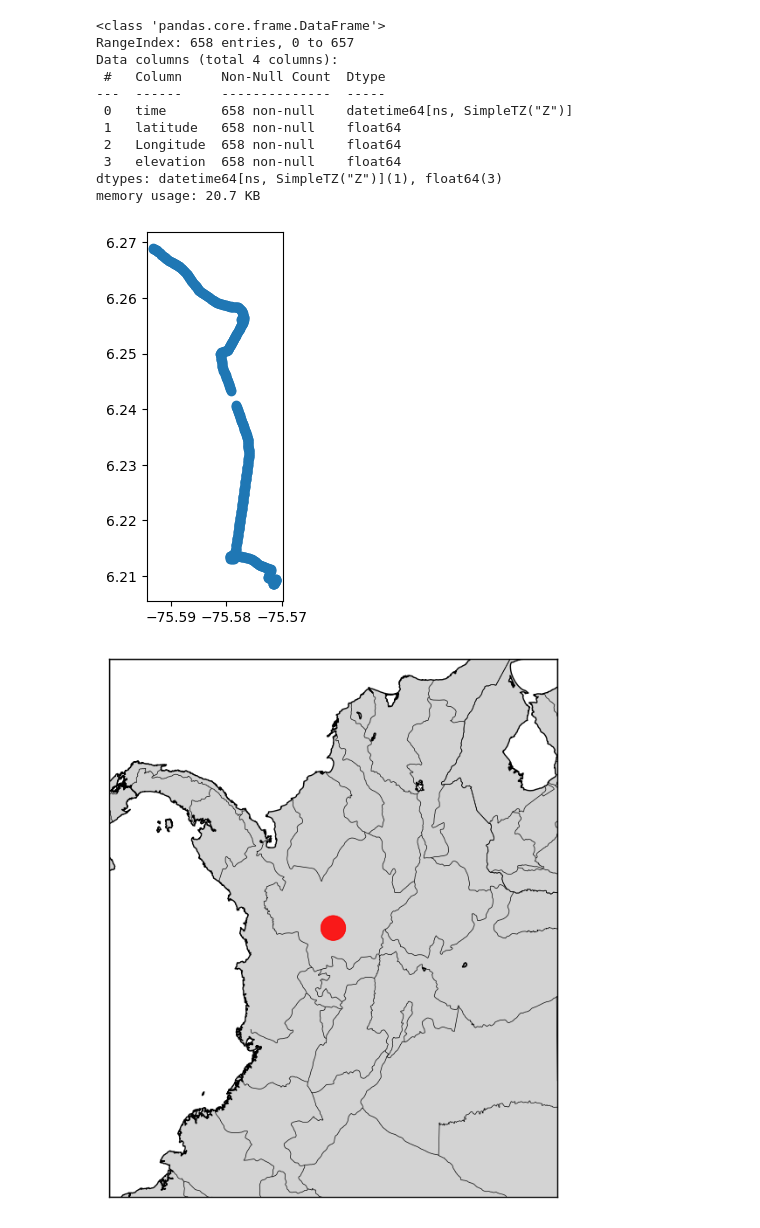
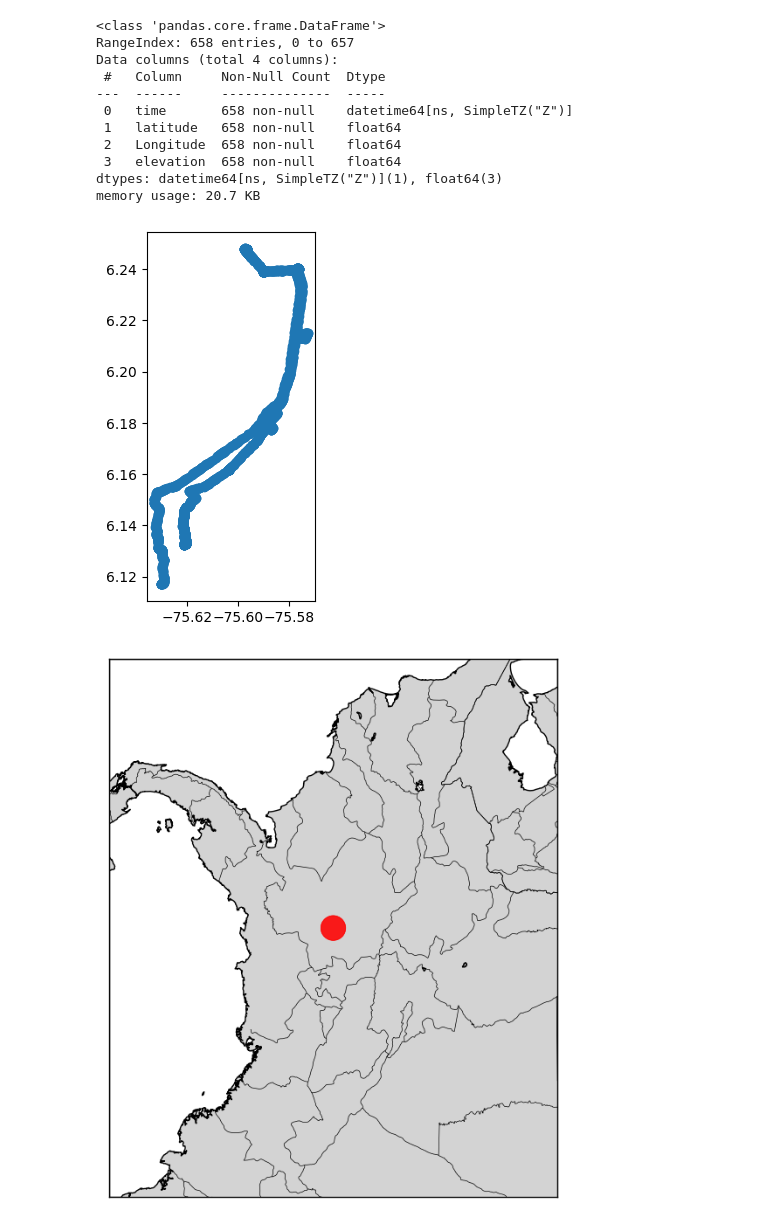
Before and after one commit to d3im3r/ciencia-datos-final-DDS, a Jupyter notebook: trabajo.ipynb, the cells around one changed output. Saved outputs shown, nothing was run; the diff lists cells and outputs as text; code cells hidden in the pictures.

```diff
--- a/trabajo.ipynb
+++ b/trabajo.ipynb
@@ -35,9 +81,17 @@ def read_gpx(file: str) -> pd.DataFrame:
 data_path_dic = {
     'recovery_01': os.path.join(path, './data_raw/recovery.01-Mar-2022-1533.gpx'),
     'recovery_05': os.path.join(path, './data_raw/recovery.05-Mar-2022.1025.gpx'),
-    'recovery_25': os.path.join(path, './data_raw/recovery.25-May-2022-0907.gpx')
+    'recovery_25': os.path.join(path, './data_raw/recovery.25-May-2022-0907.gpx'),
+    'cocorollo': os.path.join(path, './data_created/cocorollo.gpx'),
+    'euro': os.path.join(path, './data_created/euro.gpx'),
+    'frisby': os.path.join(path, './data_created/frisby.gpx'),
+    'parques': os.path.join(path, './data_created/parques.gpx')
 }
 
 df_01 = read_gpx(data_path_dic["recovery_01"])
 df_05 = read_gpx(data_path_dic["recovery_05"])
 df_25 = read_gpx(data_path_dic["recovery_25"])
+df_cocorollo = read_gpx(data_path_dic["cocorollo"])
+df_euro = read_gpx(data_path_dic["euro"])
+df_frisby = read_gpx(data_path_dic["frisby"])
+df_parques = read_gpx(data_path_dic["parques"])
@@ -43,0 +102,2 @@ df_25 = read_gpx(data_path_dic["recovery_25"])
+# %%
+df_cocorollo = get_altitude(df_cocorollo, df_cocorollo['latitude'], df_cocorollo['Longitude'])
@@ -132,13 +198,14 @@ memory usage: 20.7 KB
 # m
 # %%
 #Creating a geodataframe
-points = gpd.points_from_xy(df_25["Longitude"], df_25["latitude"])
-map = gpd.GeoDataFrame (df_25, geometry=points)
+data = df_cocorollo
+points = gpd.points_from_xy(data["Longitude"], data["latitude"])
+map = gpd.GeoDataFrame (data, geometry=points)
 map.plot()
 
 plt.show()
 # %% [output]
-[figure, old version]
+[figure, new version]
 # %%
 import matplotlib.pyplot as plt
 from mpl_toolkits.basemap import Basemap
```
Also changed, not shown: parts of 7 cells of this notebook, 5 other files.
